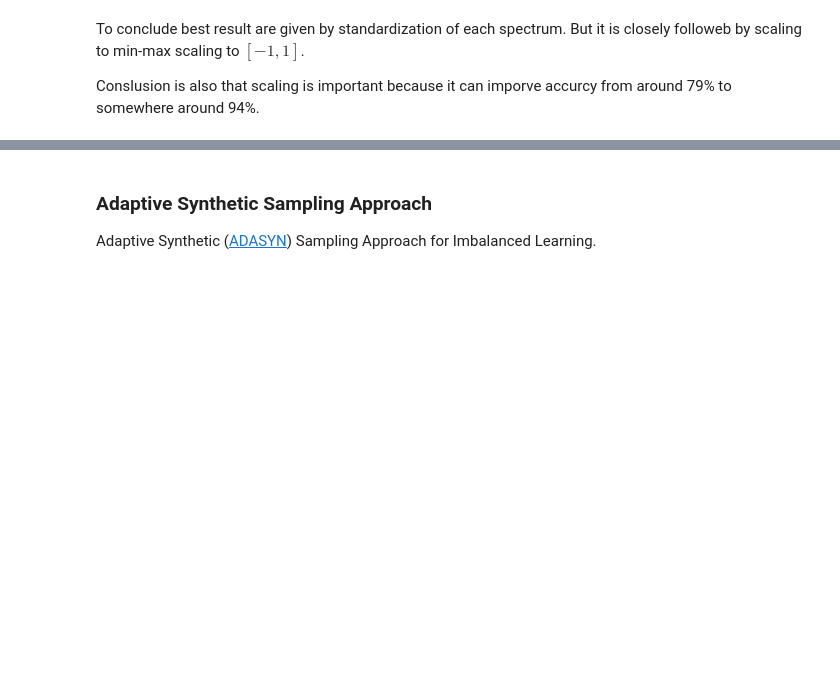
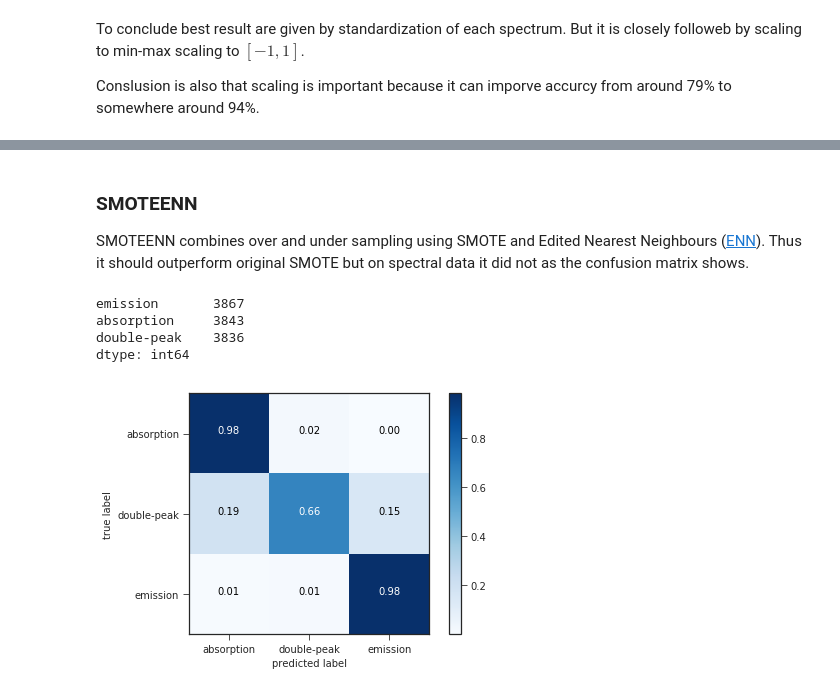
Before and after one commit to podondra/ondrejov-preprocessing, a Jupyter notebook: ondrejov-preprocessing.ipynb, the cells around one changed output, grey strips where cells are left out. Saved outputs shown, nothing was run; the diff lists cells and outputs as text; code cells hidden in the pictures; blank space fills up the shorter version.

```diff
--- a/ondrejov-preprocessing.ipynb
+++ b/ondrejov-preprocessing.ipynb
@@ -774,7 +856,19 @@ evaluate_cm(X_smote, X_va_scaled, y_tr=y_smote)
 [figure]
-# %% [markdown]
-### Adaptive Synthetic Sampling Approach
-
-Adaptive Synthetic ([ADASYN]) Sampling Approach for Imbalanced Learning.
-
-[adasyn]: https://doi.org/10.1109/ijcnn.2008.4633969
+# %% [markdown]
+### SMOTEENN
+
+SMOTEENN combines over and under sampling using SMOTE and Edited Nearest Neighbours ([ENN]).
+Thus it should outperform original SMOTE
+but on spectral data it did not as the confusion matrix shows.
+
+[enn]: https://link.springer.com/chapter/10.1007/978-3-642-13278-0_39
+# %%
+smoteenn = SMOTEENN()
+X_smoteenn, y_smoteenn = smoteenn.fit_sample(X_tr_scaled, y_tr)
+evaluate_cm(X_smoteenn, X_va_scaled, y_tr=y_smoteenn)
+# %% [output]
+emission       3867
+absorption     3843
+double-peak    3836
+dtype: int64
+[figure, added]
```
Also changed, not shown: parts of 44 cells of this notebook.
